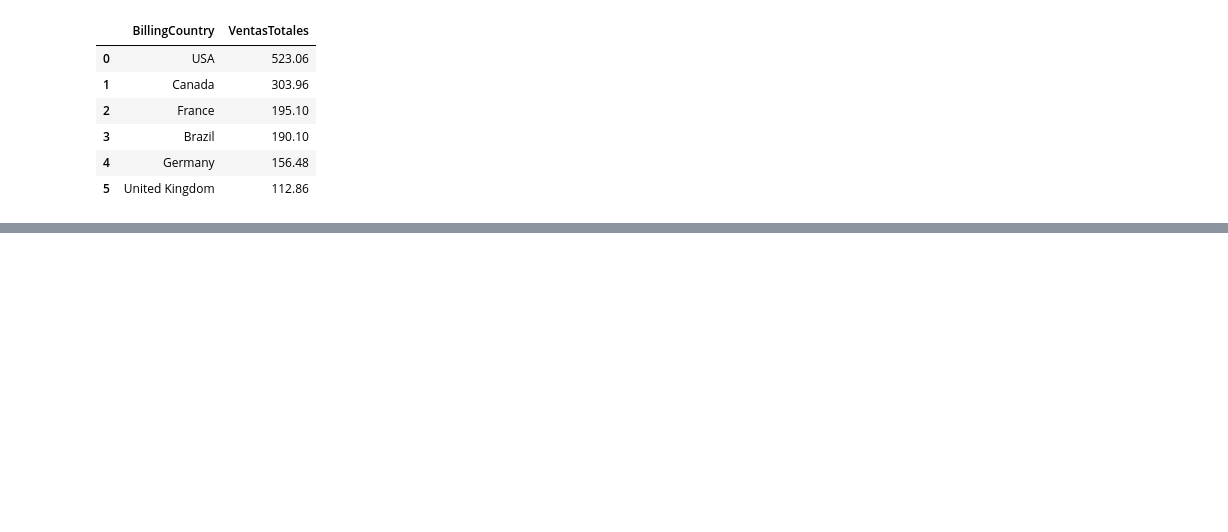
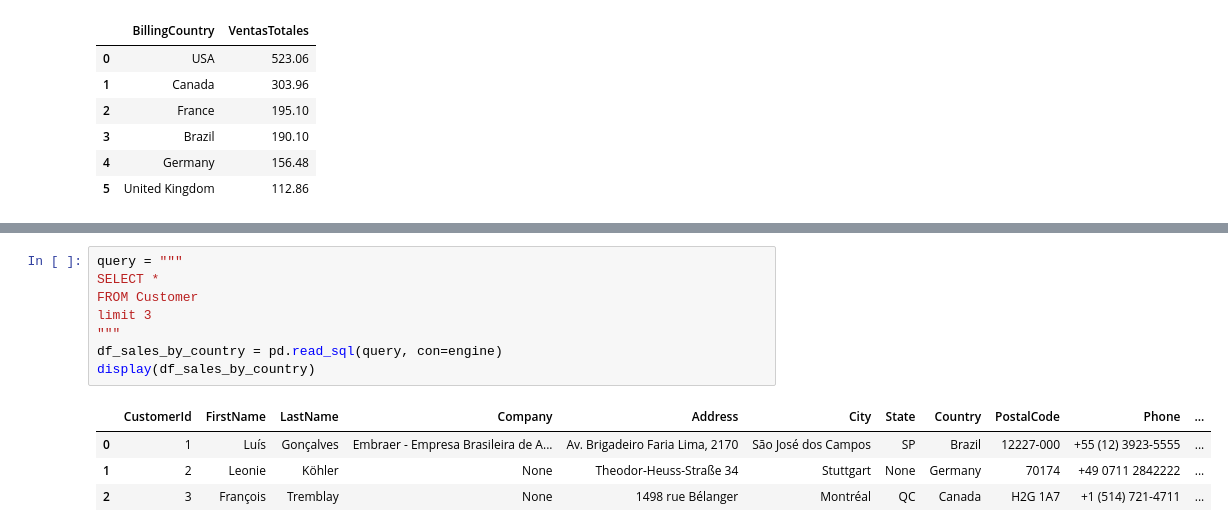
Before and after one commit to iair/mitic-data-science-team-1-septiembre-2024, a Jupyter notebook: mitic-data-science-team-1-septiembre-2024/advance-machine-learning/clases/clase 6 - SQL.ipynb, the cells around one changed output, grey strips where cells are left out. Drawn from its saved outputs; the diff is of its cells as text; blank space fills up the shorter version.

```diff
--- a/mitic-data-science-team-1-septiembre-2024/advance-machine-learning/clases/clase 6 - SQL.ipynb
+++ b/mitic-data-science-team-1-septiembre-2024/advance-machine-learning/clases/clase 6 - SQL.ipynb
@@ -509,0 +525,13 @@ Ventas totales > 100 por país (usando HAVING):
+# %%
+query = """
+SELECT *
+FROM Customer
+limit 3
+"""
+df_sales_by_country = pd.read_sql(query, con=engine)
+display(df_sales_by_country)
+# %% [output]
+|  | CustomerId | FirstName | LastName | Company | Address | City | State | Country | PostalCode | Phone | ... |
+| 0 | 1 | Luís | Gonçalves | Embraer - Empresa Brasileira de A... | Av. Brigadeiro Faria Lima, 2170 | São José dos Campos | SP | Brazil | 12227-000 | +55 (12) 3923-5555 | ... |
+| 1 | 2 | Leonie | Köhler | None | Theodor-Heuss-Straße 34 | Stuttgart | None | Germany | 70174 | +49 0711 2842222 | ... |
+| 2 | 3 | François | Tremblay | None | 1498 rue Bélanger | Montréal | QC | Canada | H2G 1A7 | +1 (514) 721-4711 | ... |
```
Also changed, not shown: parts of 14 cells of this notebook, 1 other file.
